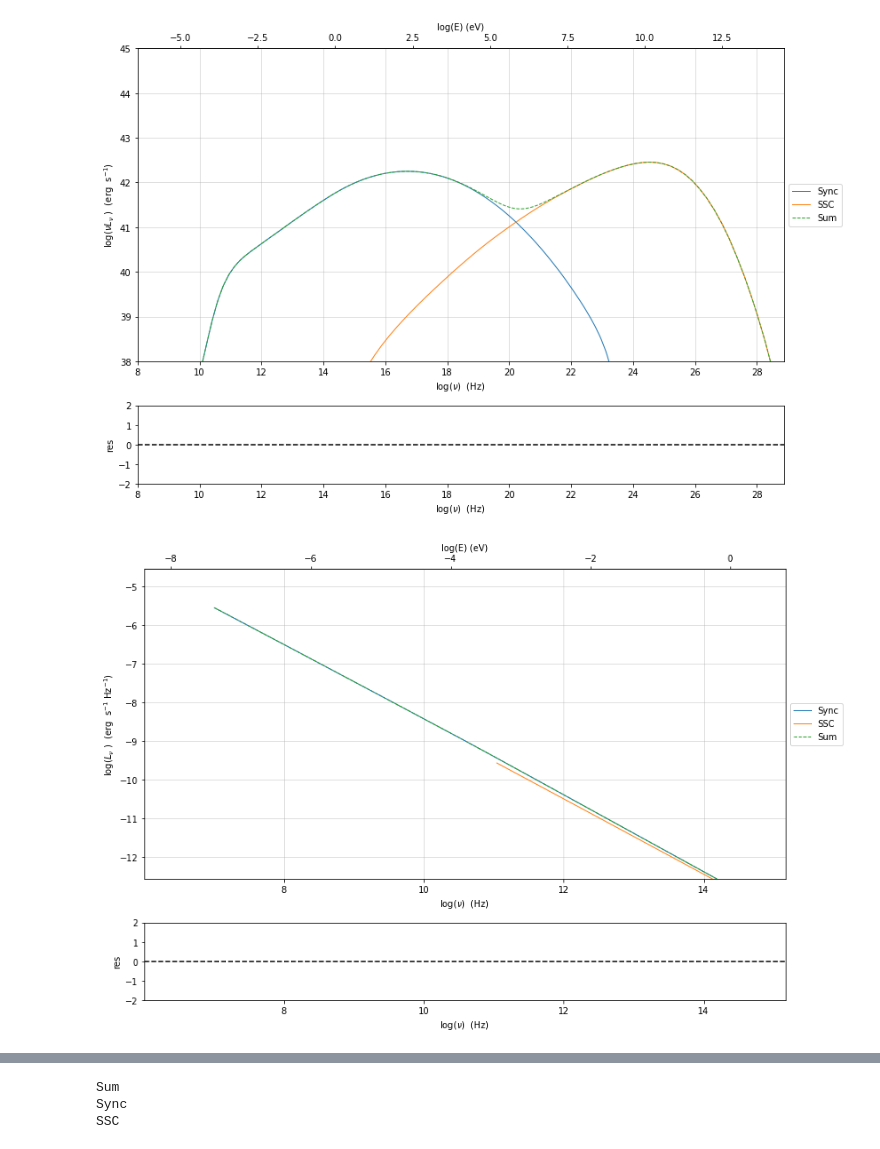
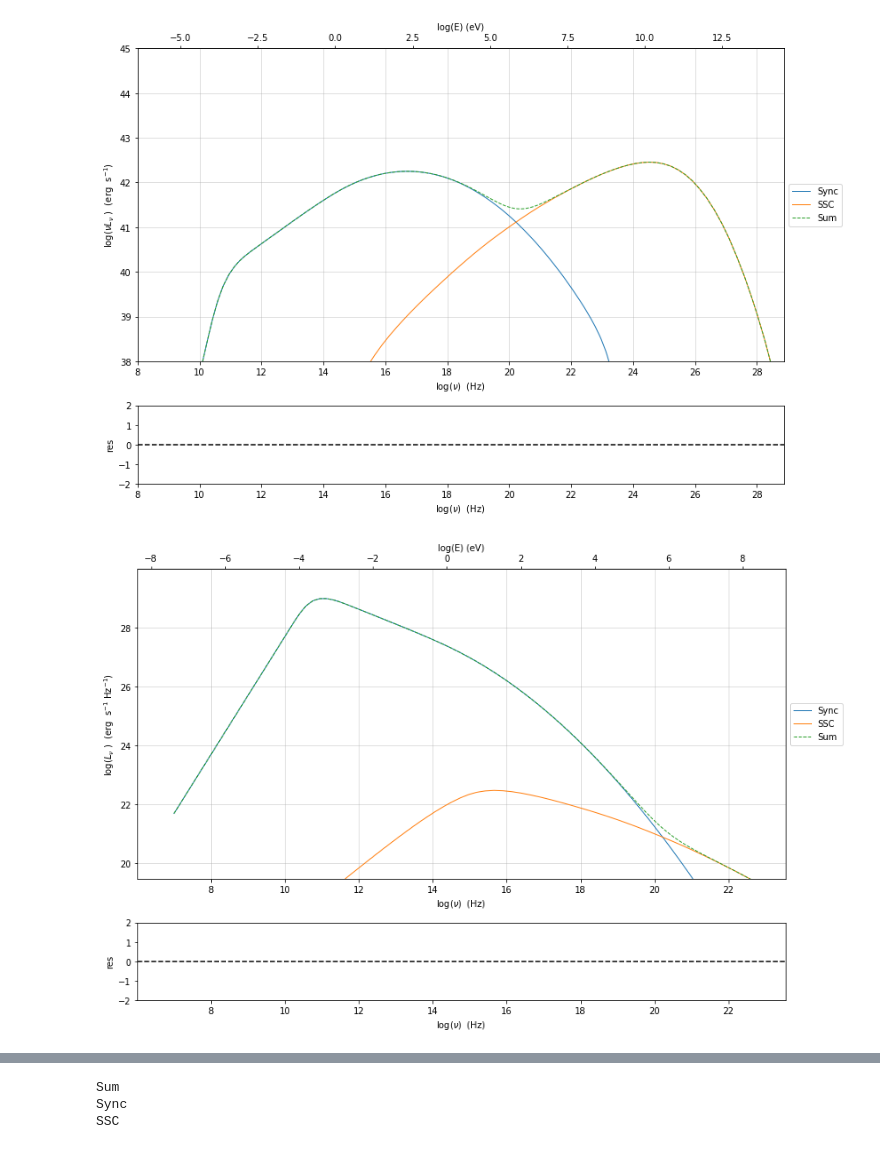
Before and after one commit to andreatramacere/Geneva_HighEnergy_Course_2021, a Jupyter notebook: Tutorial_1.ipynb, the cells around one changed output, grey strips where cells are left out. Cells and saved outputs as stored; diff of their text form; code cells hidden in the pictures.

```diff
--- a/Tutorial_1.ipynb
+++ b/Tutorial_1.ipynb
@@ -158,6 +158,7 @@ my_plot.rescale(y_max=45,y_min=38,x_min=8)
 # %% [output]
 [figure]
 # %%
+my_jet.eval()
 my_plot=my_jet.plot_model(frame='src',density=True)
 # %% [output]
-[figure, old version]
+[figure, new version]
```
Also changed, not shown: parts of 3 cells of this notebook, 2 other files.
